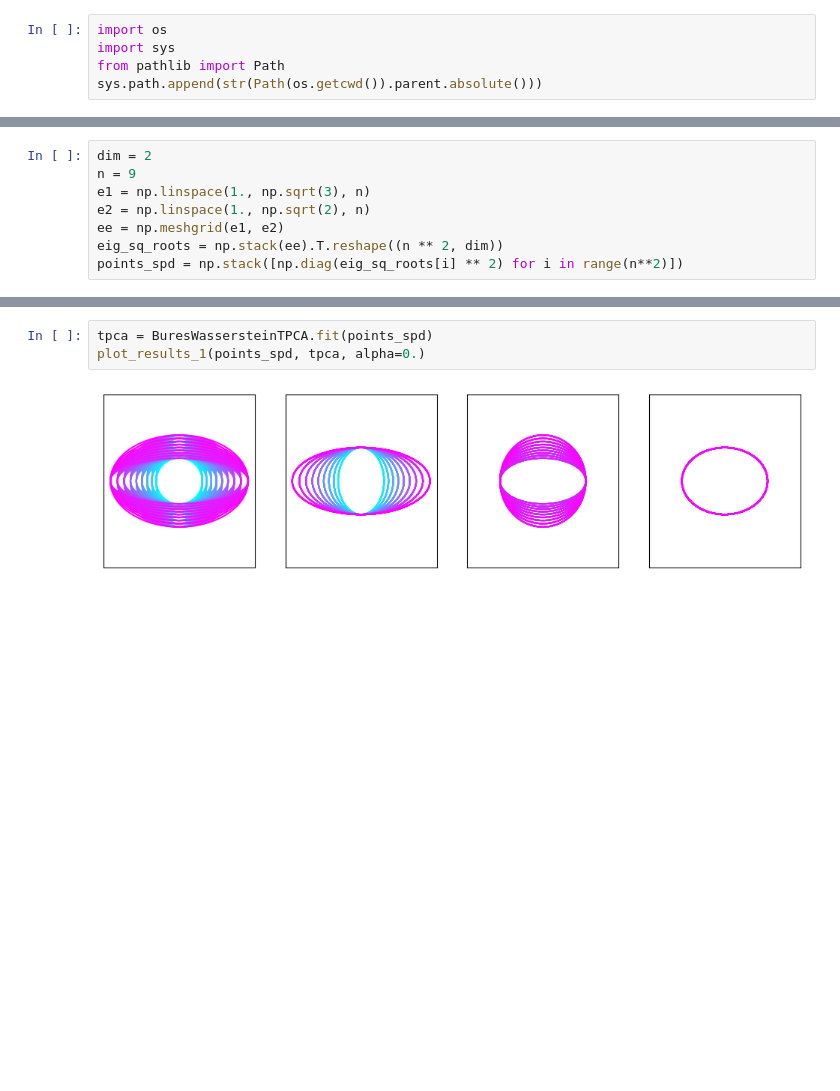
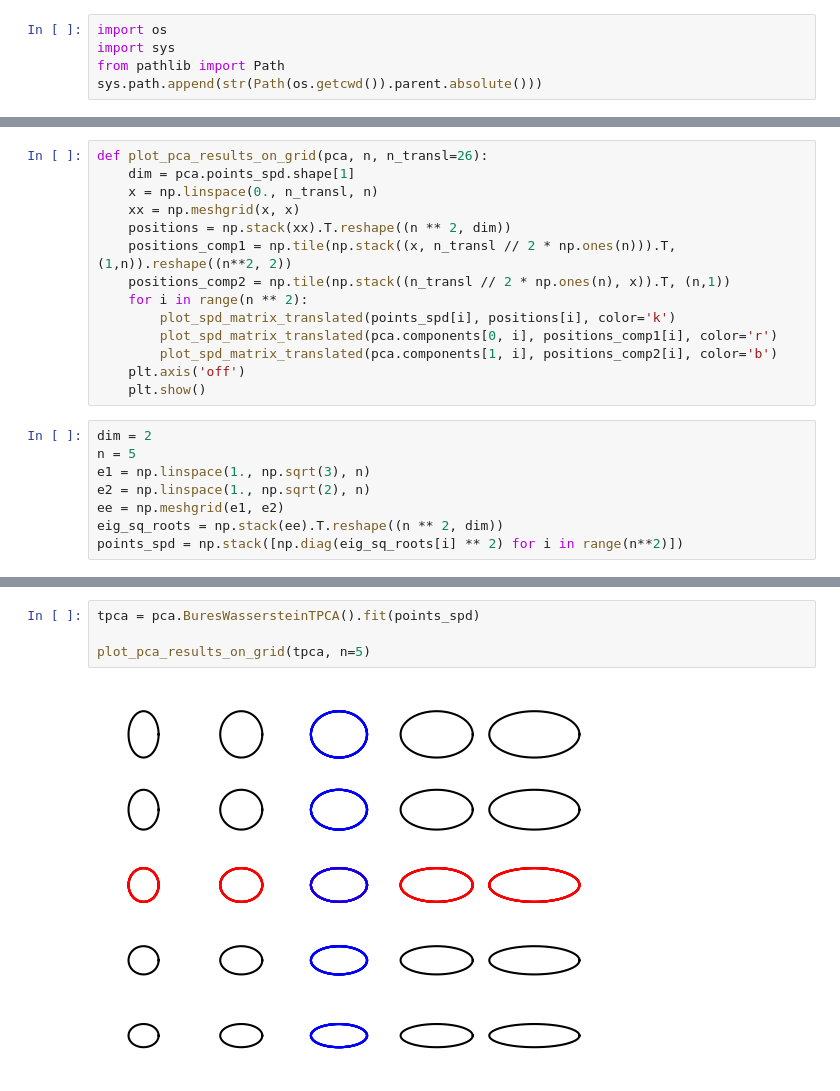
Before and after one commit to alebrigant/bures-wasserstein-gpca, a Jupyter notebook: examples/pga_and_spectral_decomposition.ipynb, the cells around one changed output, grey strips where cells are left out. Cells and saved outputs as stored; diff of their text form; blank space fills up the shorter version.

```diff
--- a/examples/pga_and_spectral_decomposition.ipynb
+++ b/examples/pga_and_spectral_decomposition.ipynb
@@ -21,6 +22,20 @@ The Bures Wasserstein distance between two SPD matrices that are diagonalizable
+# %%
+def plot_pca_results_on_grid(pca, n, n_transl=26):
+    dim = pca.points_spd.shape[1]
+    x = np.linspace(0., n_transl, n)
+    xx = np.meshgrid(x, x)
+    positions = np.stack(xx).T.reshape((n ** 2, dim))
+    positions_comp1 = np.tile(np.stack((x, n_transl // 2 * np.ones(n))).T, (1,n)).reshape((n**2, 2))
+    positions_comp2 = np.tile(np.stack((n_transl // 2 * np.ones(n), x)).T, (n,1))
+    for i in range(n ** 2):
+        plot_spd_matrix_translated(points_spd[i], positions[i], color='k')
+        plot_spd_matrix_translated(pca.components[0, i], positions_comp1[i], color='r')
+        plot_spd_matrix_translated(pca.components[1, i], positions_comp2[i], color='b')
+    plt.axis('off')
+    plt.show()
 # %%
 dim = 2
-n = 9
+n = 5
 e1 = np.linspace(1., np.sqrt(3), n)
 e2 = np.linspace(1., np.sqrt(2), n)
 ee = np.meshgrid(e1, e2)
@@ -37,5 +50,6 @@ success
 # %%
-tpca = BuresWassersteinTPCA.fit(points_spd)
-plot_results_1(points_spd, tpca, alpha=0.)
+tpca = pca.BuresWassersteinTPCA().fit(points_spd)
+
+plot_pca_results_on_grid(tpca, n=5)
 # %% [output]
-[figure, old version]
+[figure, new version]
```
Also changed, not shown: parts of 26 cells of this notebook.
